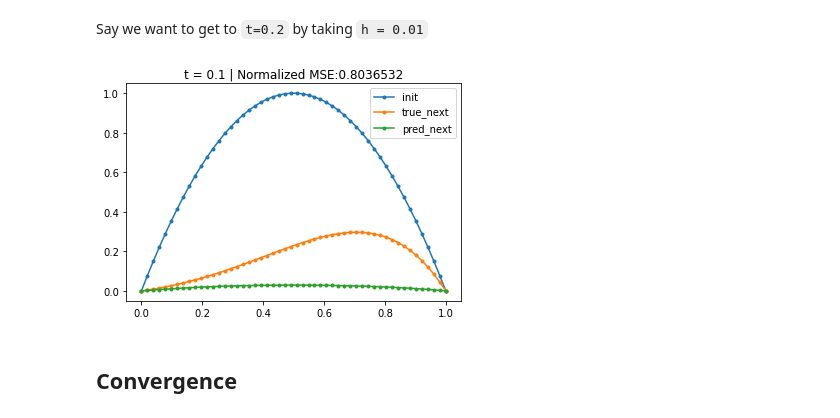
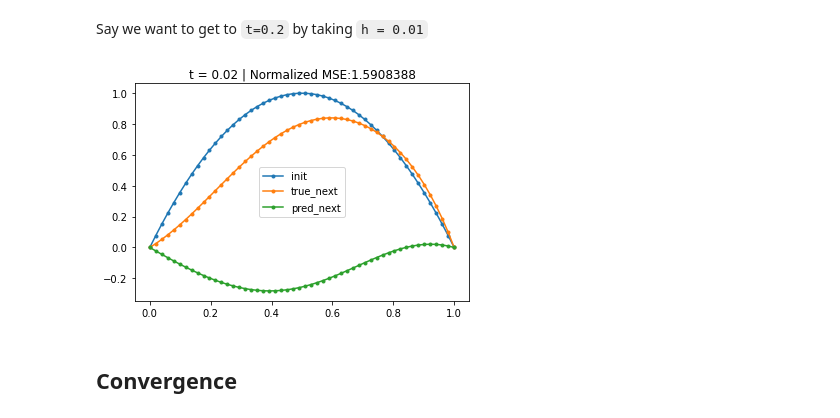
Before and after one commit to jfelipeosorio/kinetick, a Jupyter notebook: pdes/advectionequation.ipynb, the cells around one changed output. Saved outputs shown, nothing was run; the diff lists cells and outputs as text; code cells hidden in the pictures.

```diff
--- a/pdes/advectionequation.ipynb
+++ b/pdes/advectionequation.ipynb
@@ -129,7 +129,7 @@ kernel = 'Gaussian'
 # Kernel lenght-scale
 k_param = 0.5
 # Time step
-h = 0.001
+h = 0.00001
 # nugget
 nugget = 1e-7
 # %% [markdown]
@@ -170,7 +170,7 @@ plt.show()
 # %% [markdown]
 Say we want to get to `t=0.2` by taking `h = 0.01`
 # %%
-t = 0.1
+t = 0.02
 steps = int(t//h)
 # Initialize at the initial condition
 uprev = u0
@@ -183,18 +183,18 @@ for _ in range(steps):
 # %%
 plt.figure()
 # Initial condition
 plt.plot(Xfull,ad_u0(Xfull),'.-',label='init')
 # True next
-plt.plot(Xfull,ad_sol(Xfull,t,beta,5),'.-',label='true_next')
+plt.plot(Xfull,ad_sol(Xfull,t,beta,20),'.-',label='true_next')
 # Predicted next
 plt.plot(Xfull,u_next,'.-',label='pred_next')
 # Plot settings
-nmse = mean_squared_error(u_next,ad_sol(Xfull,t,beta,5))/mean_squared_error(0*ad_sol(Xfull,t,beta,5),ad_sol(Xfull,t,beta,5))
+nmse = mean_squared_error(u_next,ad_sol(Xfull,t,beta,20))/mean_squared_error(0*ad_sol(Xfull,t,beta,20),ad_sol(Xfull,t,beta,20))
 plt.title('t = {} | Normalized MSE:{}'.format(t, round(nmse,7)))
 plt.legend()
 plt.show()
 # %% [output]
-[figure, old version]
+[figure, new version]
 # %%
 # Study converge as we increase solution of points. DONE
 # Try Matern kernels, to see if we can get rid of regularization.
```
Also changed, not shown: parts of 1 cell of this notebook, 1 other file.
